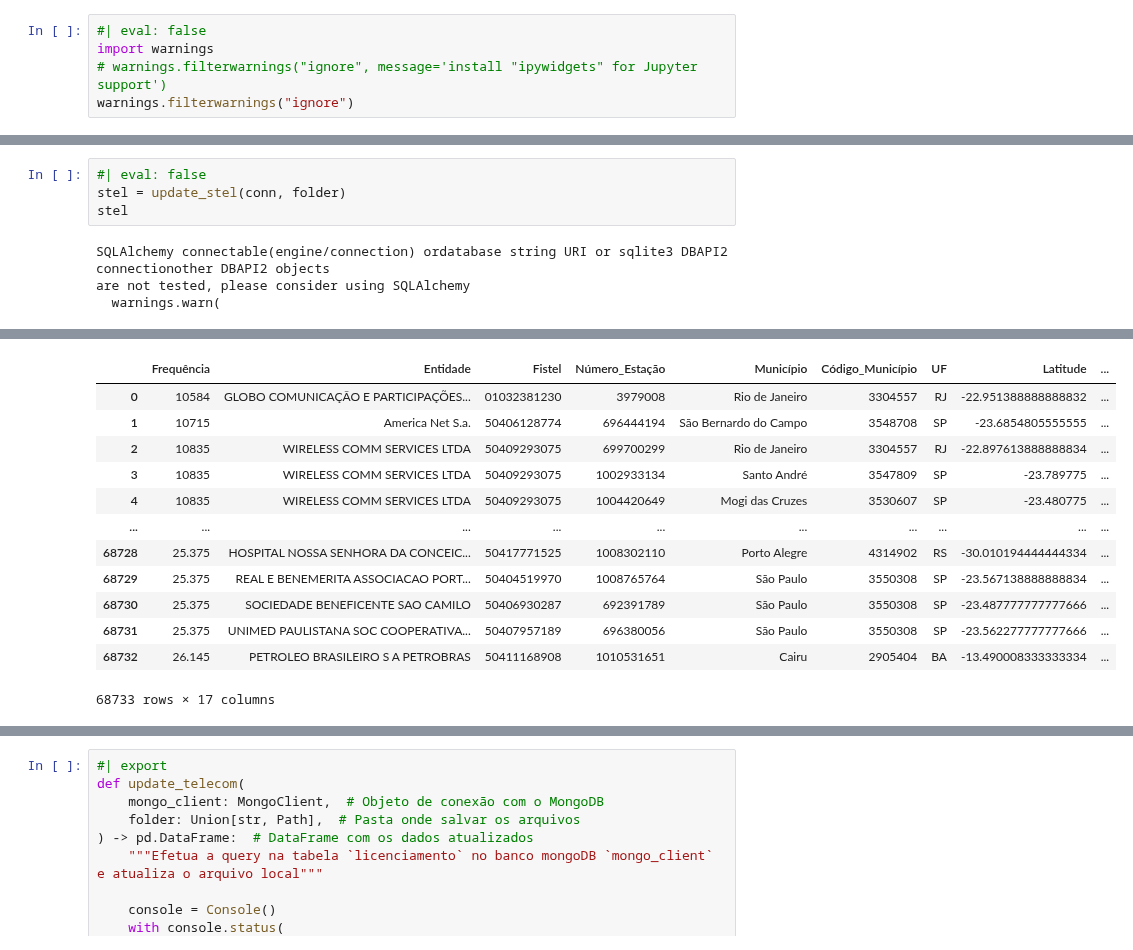
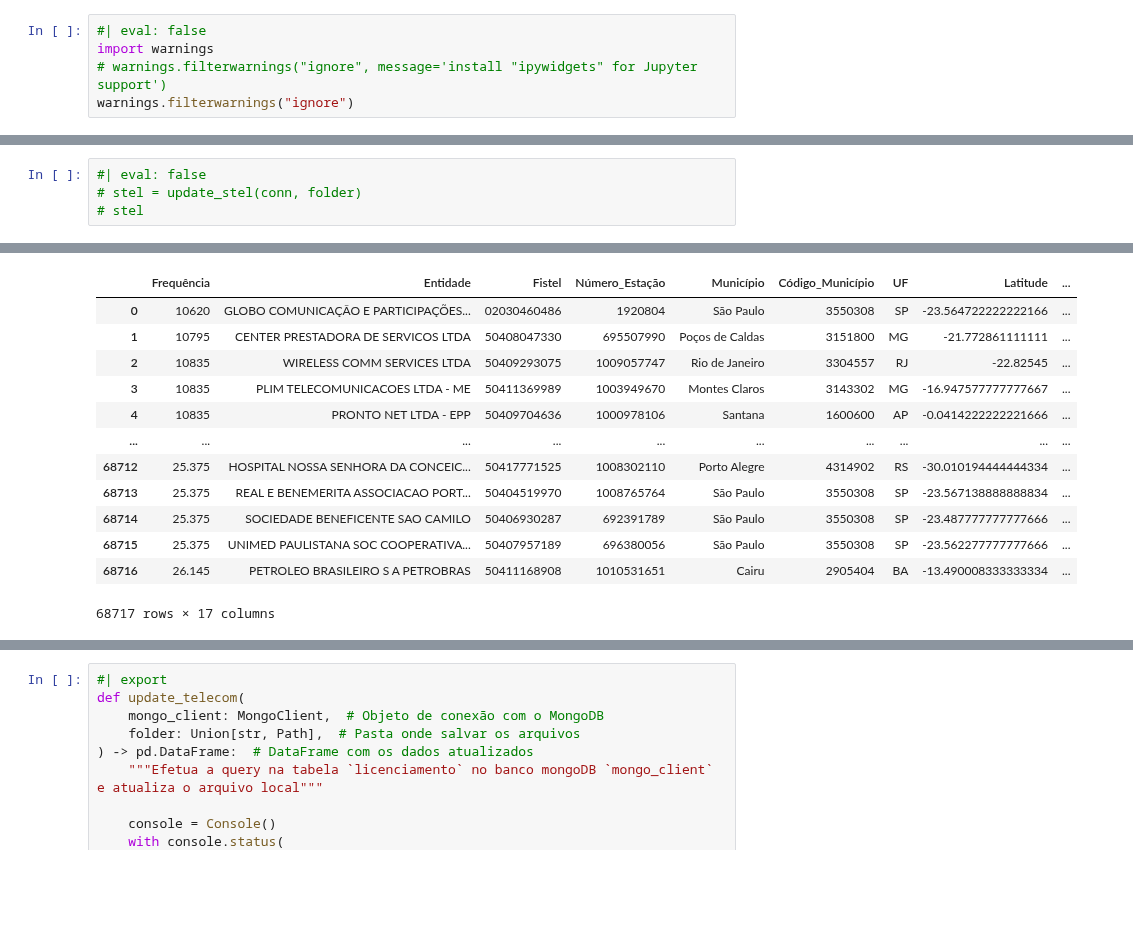
Before and after one commit to ronaldokun/anateldb, a Jupyter notebook: nbs/updates.ipynb, the cells around one changed output, grey strips where cells are left out. Saved outputs shown, nothing was run; the diff lists cells and outputs as text; blank space fills up the shorter version.

```diff
--- a/nbs/updates.ipynb
+++ b/nbs/updates.ipynb
@@ -208,26 +206,23 @@ def update_stel(
 # %%
 #| eval: false
-stel = update_stel(conn, folder)
-stel
+# stel = update_stel(conn, folder)
+# stel
 # %% [output]
-SQLAlchemy connectable(engine/connection) ordatabase string URI or sqlite3 DBAPI2 connectionother DBAPI2 objects
-are not tested, please consider using SQLAlchemy
-  warnings.warn(
 [interactive output not drawn]
 [interactive output not drawn]
 |  | Frequência | Entidade | Fistel | Número_Estação | Município | Código_Município | UF | Latitude | ... |
-| 0 | 10584 | GLOBO COMUNICAÇÃO E PARTICIPAÇÕES... | 01032381230 | 3979008 | Rio de Janeiro | 3304557 | RJ | -22.951388888888832 | ... |
-| 1 | 10715 | America Net S.a. | 50406128774 | 696444194 | São Bernardo do Campo | 3548708 | SP | -23.6854805555555 | ... |
-| 2 | 10835 | WIRELESS COMM SERVICES LTDA | 50409293075 | 699700299 | Rio de Janeiro | 3304557 | RJ | -22.897613888888834 | ... |
-| 3 | 10835 | WIRELESS COMM SERVICES LTDA | 50409293075 | 1002933134 | Santo André | 3547809 | SP | -23.789775 | ... |
-| 4 | 10835 | WIRELESS COMM SERVICES LTDA | 50409293075 | 1004420649 | Mogi das Cruzes | 3530607 | SP | -23.480775 | ... |
+| 0 | 10620 | GLOBO COMUNICAÇÃO E PARTICIPAÇÕES... | 02030460486 | 1920804 | São Paulo | 3550308 | SP | -23.564722222222166 | ... |
+| 1 | 10795 | CENTER PRESTADORA DE SERVICOS LTDA | 50408047330 | 695507990 | Poços de Caldas | 3151800 | MG | -21.772861111111 | ... |
+| 2 | 10835 | WIRELESS COMM SERVICES LTDA | 50409293075 | 1009057747 | Rio de Janeiro | 3304557 | RJ | -22.82545 | ... |
+| 3 | 10835 | PLIM TELECOMUNICACOES LTDA - ME | 50411369989 | 1003949670 | Montes Claros | 3143302 | MG | -16.947577777777667 | ... |
+| 4 | 10835 | PRONTO NET LTDA - EPP | 50409704636 | 1000978106 | Santana | 1600600 | AP | -0.0414222222221666 | ... |
 | ... | ... | ... | ... | ... | ... | ... | ... | ... | ... |
-| 68728 | 25.375 | HOSPITAL NOSSA SENHORA DA CONCEIC... | 50417771525 | 1008302110 | Porto Alegre | 4314902 | RS | -30.010194444444334 | ... |
-| 68729 | 25.375 | REAL E BENEMERITA ASSOCIACAO PORT... | 50404519970 | 1008765764 | São Paulo | 3550308 | SP | -23.567138888888834 | ... |
-| 68730 | 25.375 | SOCIEDADE BENEFICENTE SAO CAMILO | 50406930287 | 692391789 | São Paulo | 3550308 | SP | -23.487777777777666 | ... |
-| 68731 | 25.375 | UNIMED PAULISTANA SOC COOPERATIVA... | 50407957189 | 696380056 | São Paulo | 3550308 | SP | -23.562277777777666 | ... |
-| 68732 | 26.145 | PETROLEO BRASILEIRO S A PETROBRAS | 50411168908 | 1010531651 | Cairu | 2905404 | BA | -13.490008333333334 | ... |
+| 68712 | 25.375 | HOSPITAL NOSSA SENHORA DA CONCEIC... | 50417771525 | 1008302110 | Porto Alegre | 4314902 | RS | -30.010194444444334 | ... |
+| 68713 | 25.375 | REAL E BENEMERITA ASSOCIACAO PORT... | 50404519970 | 1008765764 | São Paulo | 3550308 | SP | -23.567138888888834 | ... |
+| 68714 | 25.375 | SOCIEDADE BENEFICENTE SAO CAMILO | 50406930287 | 692391789 | São Paulo | 3550308 | SP | -23.487777777777666 | ... |
+| 68715 | 25.375 | UNIMED PAULISTANA SOC COOPERATIVA... | 50407957189 | 696380056 | São Paulo | 3550308 | SP | -23.562277777777666 | ... |
+| 68716 | 26.145 | PETROLEO BRASILEIRO S A PETROBRAS | 50411168908 | 1010531651 | Cairu | 2905404 | BA | -13.490008333333334 | ... |
-68733 rows × 17 columns
+68717 rows × 17 columns
 # %%
 #|export
 def update_mosaico(
```
Also changed, not shown: parts of 12 cells of this notebook, 28 other files.
